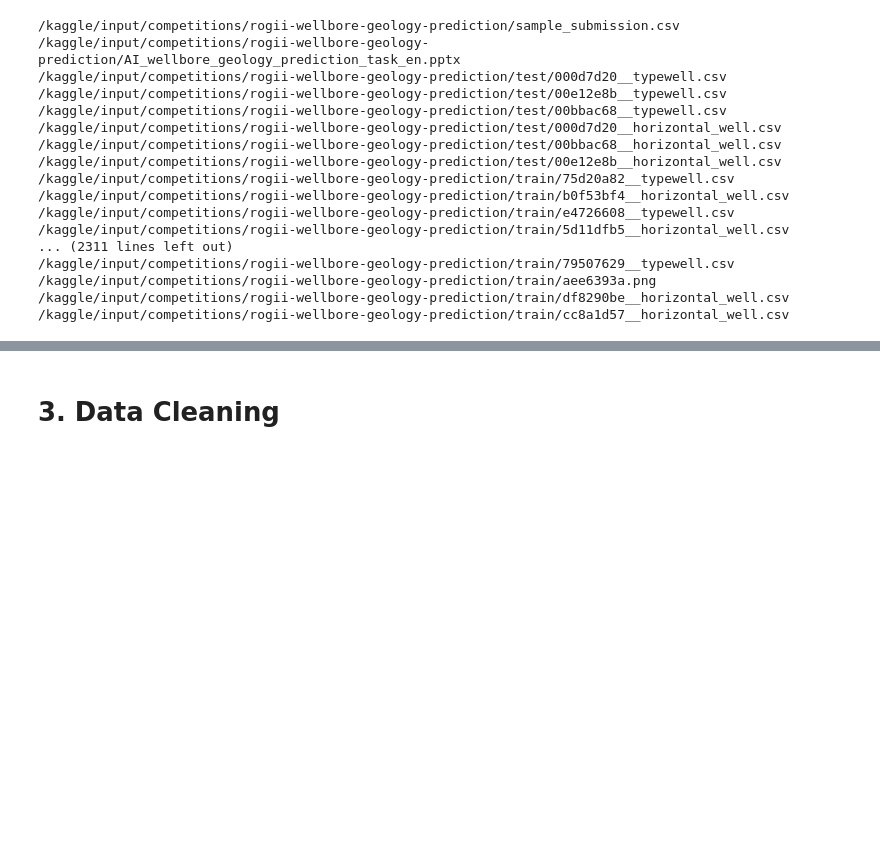
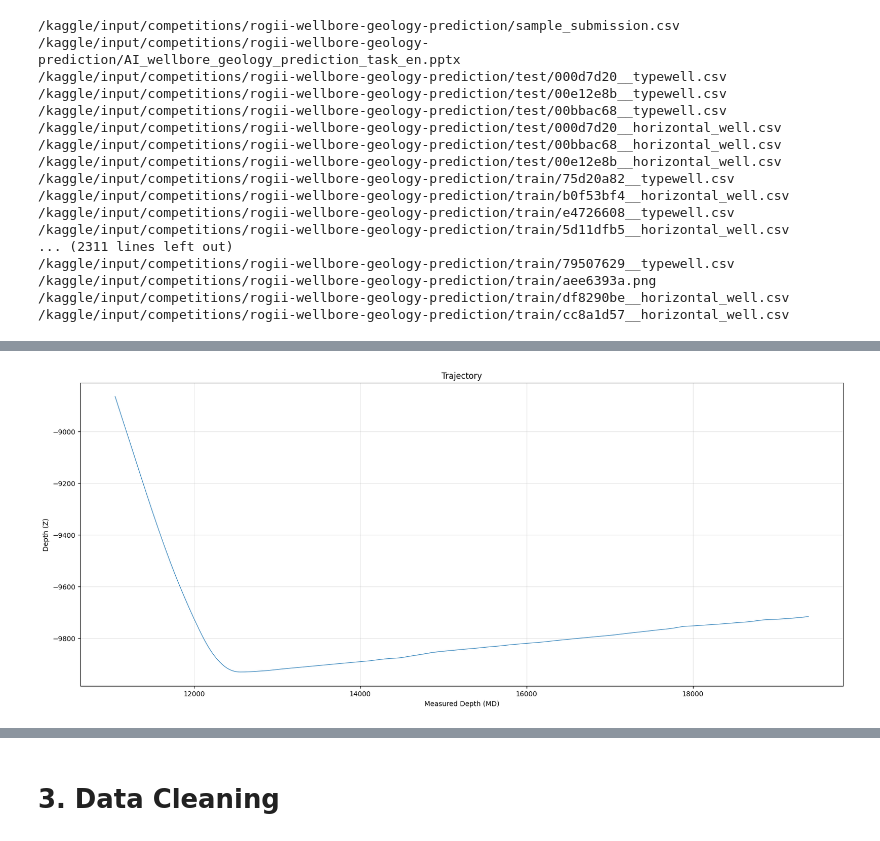
Before and after one commit to SarahBour/ROGII---Wellbore-Geology-Prediction, a Jupyter notebook: rogii-wellbore-geology-prediction.ipynb, the cells around one changed output, grey strips where cells are left out. Saved outputs shown, nothing was run; the diff lists cells and outputs as text; code cells hidden in the pictures; blank space fills up the shorter version.

```diff
--- a/rogii-wellbore-geology-prediction.ipynb
+++ b/rogii-wellbore-geology-prediction.ipynb
@@ -208,0 +232,5 @@ plt.show()
+# %%
+# y against x
+plot_x_y(h_df['MD'], h_df['Z'], "Measured Depth (MD)", "Depth (Z)", "Trajectory")
+# %% [output]
+[figure, added]
```
Also changed, not shown: parts of 16 cells of this notebook.
